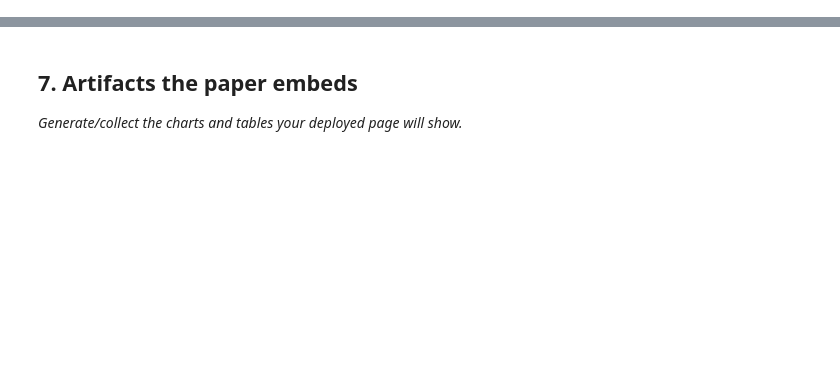
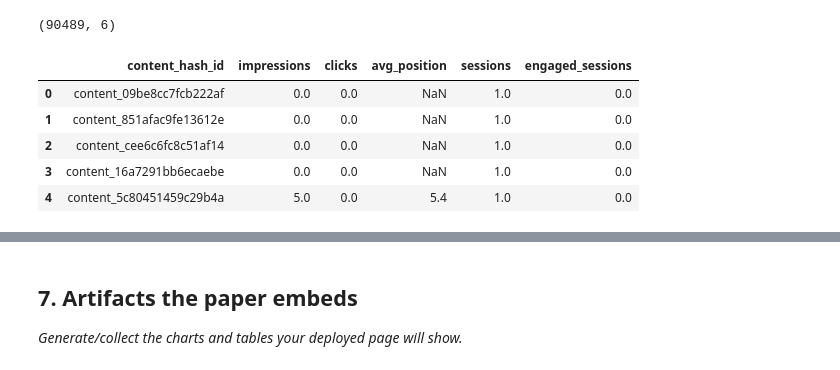
Before and after one commit to shahzaibazhar895-bit/FlyRank_ai_Internship, a Jupyter notebook: work/notebooks/capstone.ipynb, the cells around one changed output, grey strips where cells are left out. Saved outputs shown, nothing was run; the diff lists cells and outputs as text; code cells hidden in the pictures; blank space fills up the shorter version.

```diff
--- a/work/notebooks/capstone.ipynb
+++ b/work/notebooks/capstone.ipynb
@@ -32,0 +67,44 @@ This skeleton is yours to fill. Work the sections **in order** — each one has
+# %%
+import duckdb
+import pandas as pd
+import numpy as np
+from google.colab import userdata
+
+hf_token = userdata.get("Flyrank_ai_Intern")
+
+con = duckdb.connect()
+
+con.execute(f"""
+CREATE SECRET (
+TYPE huggingface,
+TOKEN '{hf_token}'
+)
+""")
+
+rel = "hf://datasets/FlyRank/internship-warehouse"
+
+df = con.sql(f"""
+SELECT
+content_hash_id,
+AVG(gsc_impressions) AS impressions,
+AVG(gsc_clicks) AS clicks,
+AVG(gsc_avg_position) AS avg_position,
+AVG(ga4_sessions) AS sessions,
+AVG(ga4_engaged_sessions) AS engaged_sessions
+FROM read_parquet(
+'{rel}/fact_content_daily_performance/month=2026-03/*.parquet'
+)
+WHERE ga4_data_available IS TRUE
+GROUP BY content_hash_id
+""").df()
+
+print(df.shape)
+df.head()
+# %% [output]
+(90489, 6)
+|  | content_hash_id | impressions | clicks | avg_position | sessions | engaged_sessions |
+| 0 | content_09be8cc7fcb222af | 0.0 | 0.0 | NaN | 1.0 | 0.0 |
+| 1 | content_851afac9fe13612e | 0.0 | 0.0 | NaN | 1.0 | 0.0 |
+| 2 | content_cee6c6fc8c51af14 | 0.0 | 0.0 | NaN | 1.0 | 0.0 |
+| 3 | content_16a7291bb6ecaebe | 0.0 | 0.0 | NaN | 1.0 | 0.0 |
+| 4 | content_5c80451459c29b4a | 5.0 | 0.0 | 5.4 | 1.0 | 0.0 |
```
Also changed, not shown: parts of 27 cells of this notebook.
